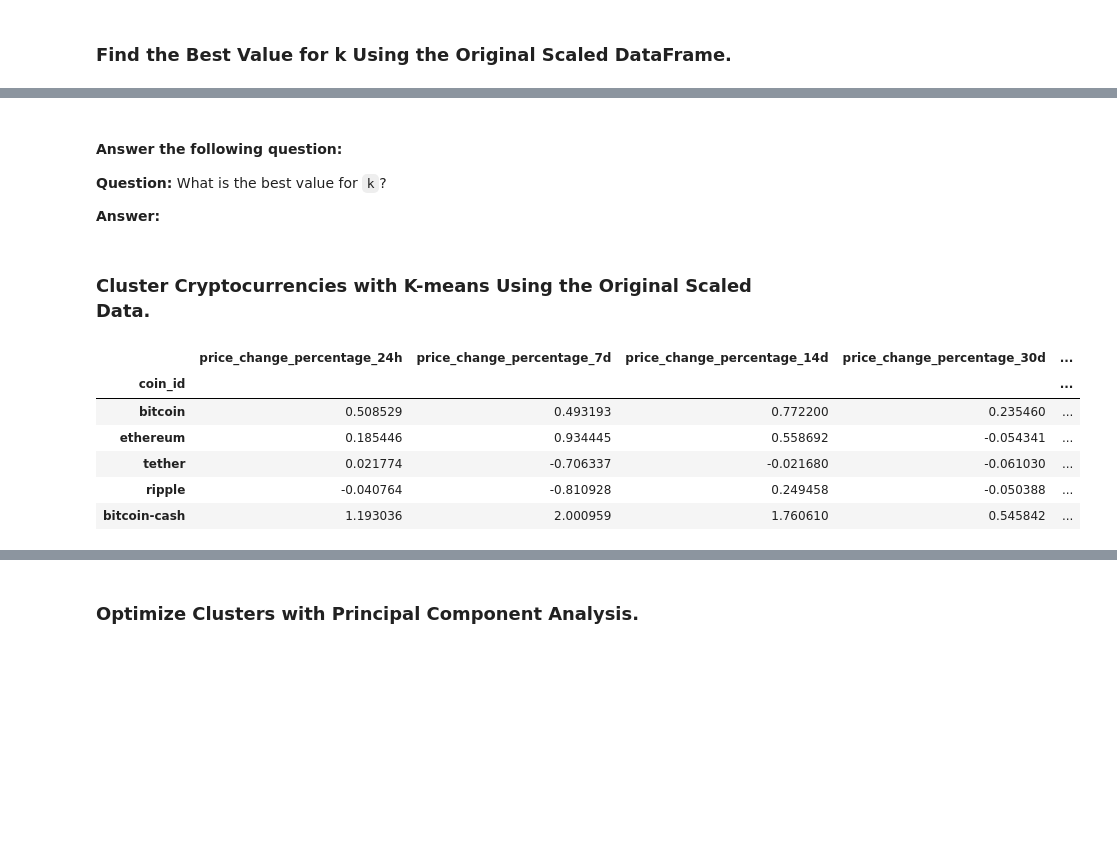
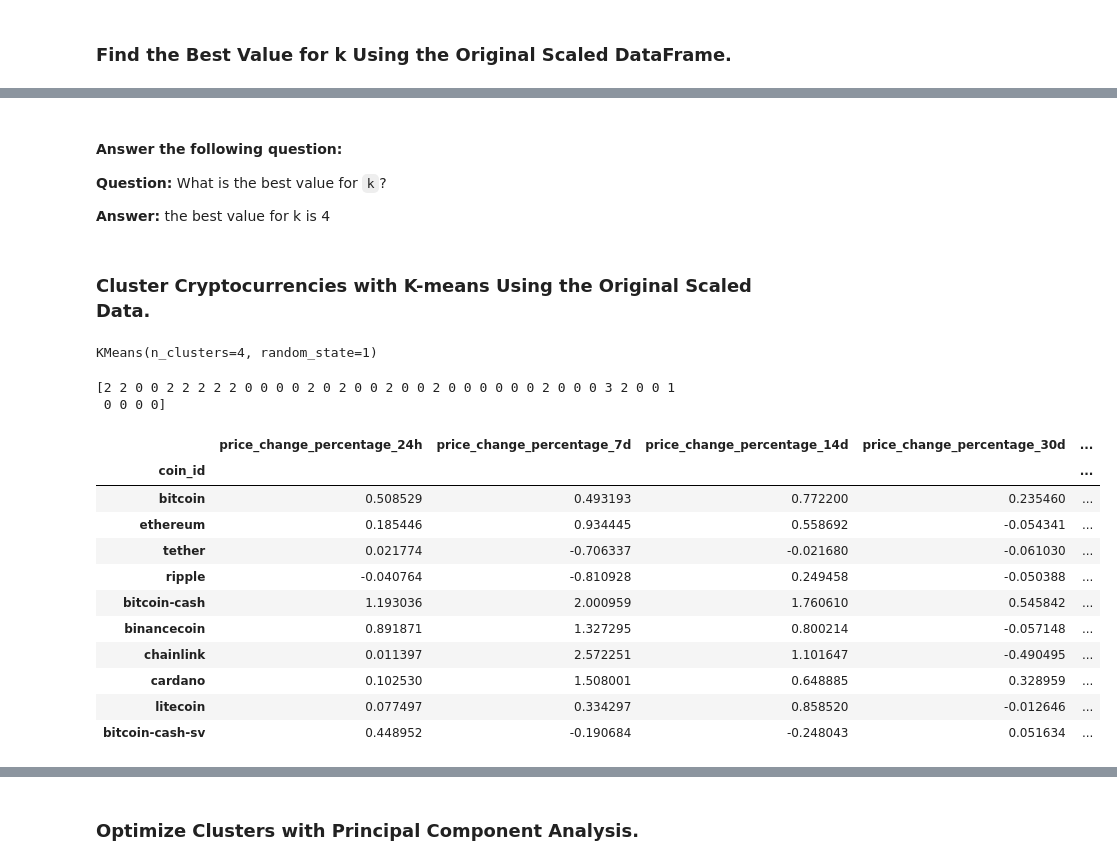
Before and after one commit to Eshumael86/CryptoClustering, a Jupyter notebook: Crypto_Clustering.ipynb, the cells around one changed output, grey strips where cells are left out. Saved outputs shown, nothing was run; the diff lists cells and outputs as text; code cells hidden in the pictures; blank space fills up the shorter version.

```diff
--- a/Crypto_Clustering.ipynb
+++ b/Crypto_Clustering.ipynb
@@ -104,32 +118,47 @@ scaler = StandardScaler()
 #### Answer the following question:
 **Question:** What is the best value for `k`?
 
-**Answer:**
+**Answer:** the best value for k is 4
 # %% [markdown]
 ### Cluster Cryptocurrencies with K-means Using the Original Scaled Data.
 # %%
 # Initialize the K-Means model using the best value for k
+model = KMeans(n_clusters=4, random_state=1)
 # %%
 # Fit the K-Means model using the scaled data
+model.fit(scaled_df)
+# %% [output]
+KMeans(n_clusters=4, random_state=1)
 # %%
 # Predict the clusters to group the cryptocurrencies using the scaled data
-
+Coin_cluster = model.predict(scaled_df)
 
 # View the resulting array of cluster values.
+print(Coin_cluster)
+# %% [output]
+[2 2 0 0 2 2 2 2 2 0 0 0 0 2 0 2 0 0 2 0 0 2 0 0 0 0 0 0 2 0 0 0 3 2 0 0 1
+ 0 0 0 0]
 # %%
 # Create a copy of the DataFrame
+clustered_df = scaled_df.copy()
 # %%
 # Add a new column to the DataFrame with the predicted clusters
-
+clustered_df["Coin_cluster"] = Coin_cluster
 
 # Display sample data
+clustered_df.head(10)
 # %% [output]
 |  | price_change_percentage_24h | price_change_percentage_7d | price_change_percentage_14d | price_change_percentage_30d | ... |
 | coin_id |  |  |  |  | ... |
 | bitcoin | 0.508529 | 0.493193 | 0.772200 | 0.235460 | ... |
 | ethereum | 0.185446 | 0.934445 | 0.558692 | -0.054341 | ... |
 | tether | 0.021774 | -0.706337 | -0.021680 | -0.061030 | ... |
 | ripple | -0.040764 | -0.810928 | 0.249458 | -0.050388 | ... |
 | bitcoin-cash | 1.193036 | 2.000959 | 1.760610 | 0.545842 | ... |
+| binancecoin | 0.891871 | 1.327295 | 0.800214 | -0.057148 | ... |
+| chainlink | 0.011397 | 2.572251 | 1.101647 | -0.490495 | ... |
+| cardano | 0.102530 | 1.508001 | 0.648885 | 0.328959 | ... |
+| litecoin | 0.077497 | 0.334297 | 0.858520 | -0.012646 | ... |
+| bitcoin-cash-sv | 0.448952 | -0.190684 | -0.248043 | 0.051634 | ... |
 # %%
 # Create a scatter plot using Pandas plot by setting
```
Also changed, not shown: parts of 20 cells of this notebook.
